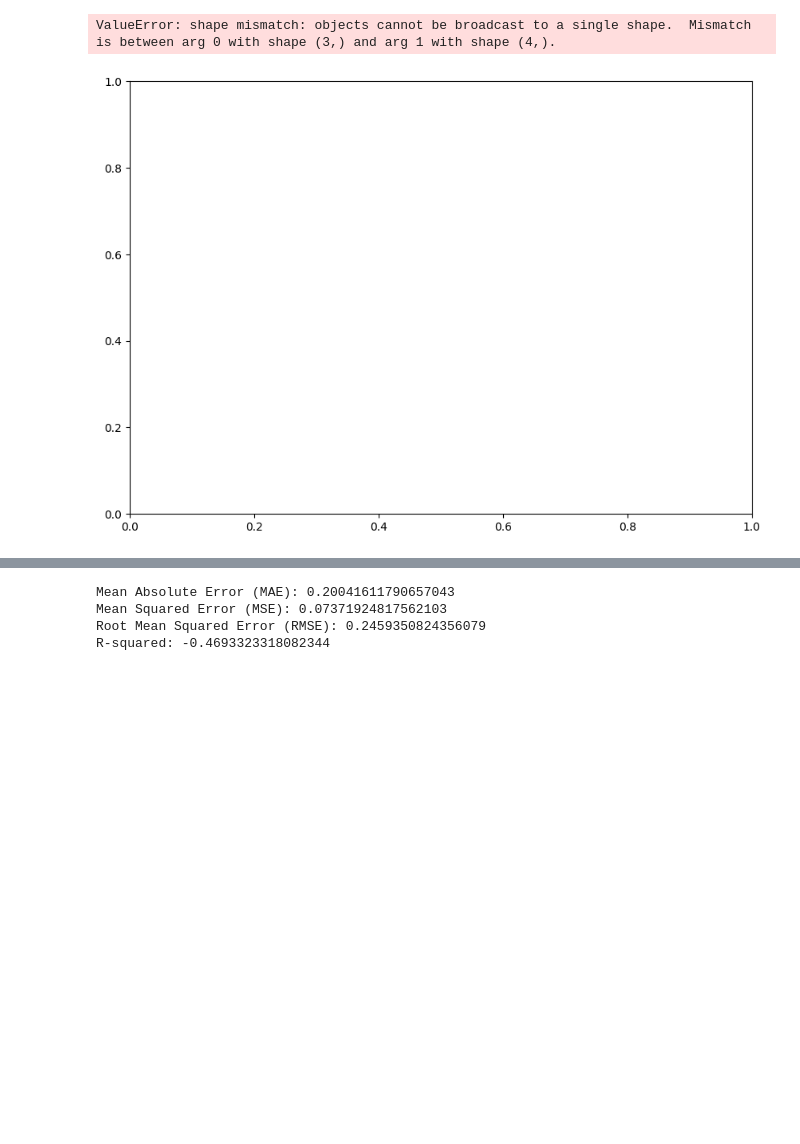
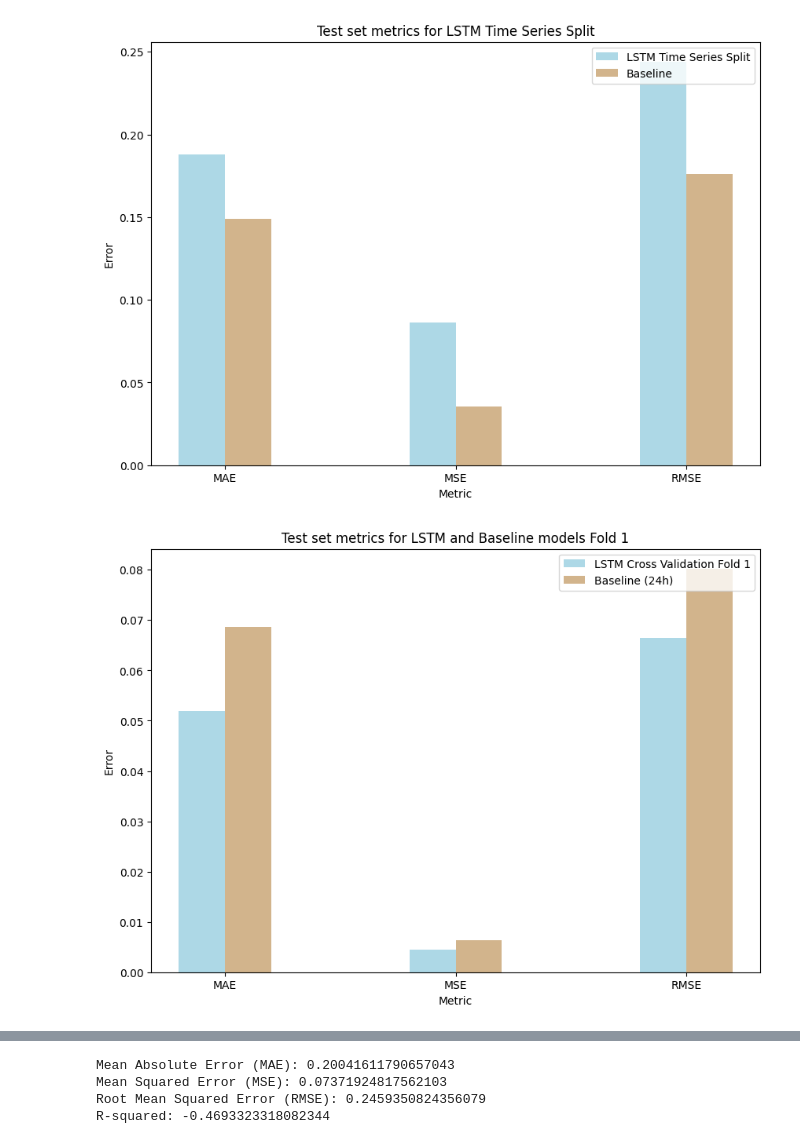
Before and after one commit to andershc/Consumption-LSTM, a Jupyter notebook: ANEO-LSTM.ipynb, the cells around one changed output, grey strips where cells are left out. Saved outputs shown, nothing was run; the diff lists cells and outputs as text; code cells hidden in the pictures; blank space fills up the shorter version.

```diff
--- a/ANEO-LSTM.ipynb
+++ b/ANEO-LSTM.ipynb
@@ -377,7 +411,7 @@ mse_TSS = []
 rmse_TSS = []
 r2_TSS = []
 
-X, y = create_sequences(scaled_data, seq_length, pred_length)
+X, future_temps, y = create_sequences(scaled_data, seq_length, pred_length)
 
 training_data_list = []
 y_pred_np_list = []
@@ -385,31 +419,29 @@ y_test_np_list = []
 
 for train_index, test_index in tscv.split(X):
     cv_train, cv_test = X[train_index], X[test_index]
+    cv_train_temps, cv_test_temps = future_temps[train_index], future_temps[test_index]
     cv_train_target, cv_test_target = y[train_index], y[test_index]
 
-    # Create DataLoader
-    batch_size = 64  # You can adjust this based on memory availability
-    cv_train_dataset = TensorDataset(cv_train, cv_train_target)
-    cv_train_loader = DataLoader(cv_train_dataset, batch_size=batch_size, shuffle=True)
-
-    cv_test_dataset = TensorDataset(cv_test, cv_test_target)
-    cv_test_loader = DataLoader(cv_test_dataset, batch_size=batch_size, shuffle=False)
+    cv_train_loader, cv_test_loader = create_lstm_data_loaders(cv_train, future_temps[train_index], cv_train_target, cv_test, future_temps[test_index], cv_test_target, batch_size)
 
     # Initialize the model, criterion, optimizer, and scheduler
     input_dim = 2
+    temp_input_dim = pred_length
     hidden_dim = 100
     num_layers = 2
     output_dim = 1
-    model, criterion, optimizer, scheduler = initialize_lstm_model(input_dim, hidden_dim, num_layers, output_dim, pred_length, device)
+    model, criterion, optimizer, scheduler = initialize_lstm_model(input_dim, hidden_dim, num_layers, output_dim, pred_length, temp_input_dim, device)
 
     # Train the model
     num_epochs = 50
     trainer = train_lstm_model(model, criterion, optimizer, scheduler, cv_train_loader, cv_test_loader, num_epochs)
 
     # Make predictions on the test set
+    cv_test = cv_test.to(device)
+    cv_test_temps = cv_test_temps.to(device)
     model.eval()
     with torch.no_grad():
-        y_pred = model(cv_test)
+        y_pred = model(cv_test, cv_test_temps)
 
     # Convert predictions and actual values to numpy arrays for calculation
     y_pred_np = y_pred.cpu().numpy()
@@ -514,31 +619,54 @@ R-squared: -5.817820599935972
 # %%
-#MAE, MSE & RMSE for each fold
+# Plot the average metrics for the Time Series Split
+TSS_error_metrics = [np.mean(mae_TSS), np.mean(mse_TSS), np.mean(rmse_TSS)]
+baseline_values_TSS = [np.mean(mae_baseline_TSS), np.mean(mse_baseline_TSS), np.mean(rmse_baseline_TSS)]
+
+labels = ['MAE', 'MSE', 'RMSE']
+bar_width = 0.2
+
+r1 = np.arange(len(labels))
+
+fig, ax = plt.subplots(figsize=(10, 7))
+
+# Create bars
+plt.bar(r1, TSS_error_metrics, width=bar_width, label='LSTM Time Series Split', color='lightblue')
+plt.bar(r1 + bar_width, baseline_values_TSS, width=bar_width, label='Baseline', color='tan')
+
+# Add some details
+plt.title('Test set metrics for LSTM Time Series Split')
+plt.xlabel('Metric')
+plt.ylabel('Error')
+plt.xticks([r + bar_width*0.5 for r in range(len(labels))], labels)
+plt.legend(loc='upper right')
+
+plt.show()
+
+# Plot the metrics for each fold
 for fold_nr in range(0, 5):
-    # Remove r2 from the array
-    fold_metrics = TSS_error_metrics_folds[fold_nr][:-1]
-    baseline_values = [mae_baseline, mse_baseline, rmse_baseline]
-
-    print(fold_metrics.shape())
-    print(baseline_values.shape())
+    # Select the metrics for the current fold
+    fold_metrics = [mae_TSS[fold_nr], mse_TSS[fold_nr], rmse_TSS[fold_nr]]
+    baseline_values = [mae_baseline_TSS[fold_nr], mse_baseline_TSS[fold_nr], rmse_baseline_TSS[fold_nr]]
 
     labels = ['MAE', 'MSE', 'RMSE']
     bar_width = 0.2
 
     r1 = np.arange(len(labels))
     r2 = [x + bar_width for x in r1]
 
     fig, ax = plt.subplots(figsize=(10, 7))
 
     # Create bars
-    plt.bar(r1, fold_metrics, width=bar_width, label='LSTM Cross Validation Fold' + str(fold_nr), color='lightblue')
+    plt.bar(r1, fold_metrics, width=bar_width, label='LSTM Cross Validation Fold ' + str(fold_nr+1), color='lightblue')
     plt.bar(r2, baseline_values, width=bar_width, label='Baseline (24h)', color='tan')
 
     # Add some details
-    plt.title('Test set metrics for LSTM and Baseline models')
+    plt.title('Test set metrics for LSTM and Baseline models Fold ' + str(fold_nr+1))
     plt.xlabel('Metric')
     plt.ylabel('Error')
     plt.xticks([r + bar_width*0.5 for r in range(len(labels))], labels)
     plt.legend(loc='upper right')
+
+    plt.show()
 # %% [output]
-ValueError: shape mismatch: objects cannot be broadcast to a single shape.  Mismatch is between arg 0 with shape (3,) and arg 1 with shape (4,).
-[figure, old version]
+[figure, new version]
+[figure, added]
```
Also changed, not shown: parts of 14 cells of this notebook, 25 other files.
